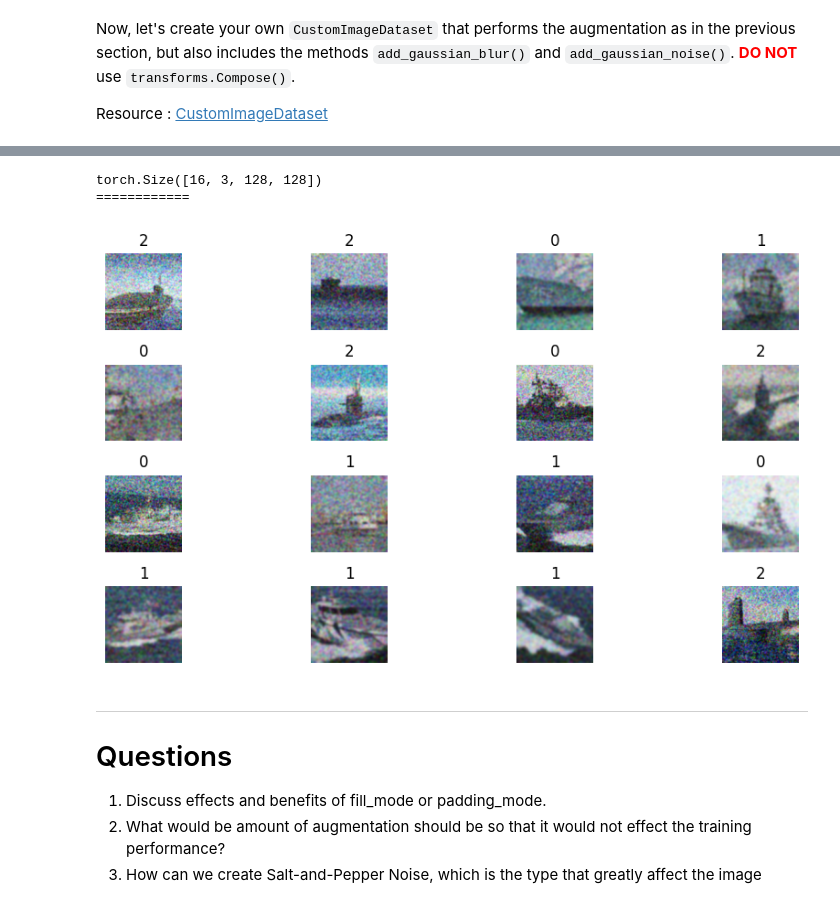
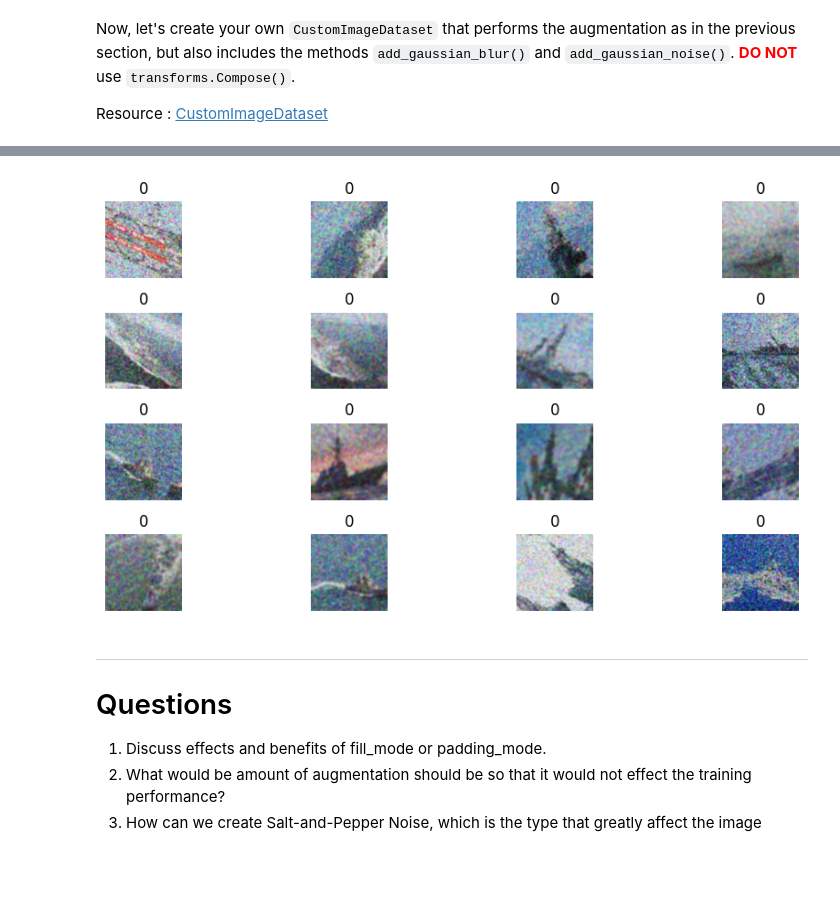
Before and after one commit to sitthatot/Lab7_Data-Augmentation-CNN, a Jupyter notebook: Lab7_1_DataAugmentation.ipynb, the cells around one changed output, grey strips where cells are left out. Drawn from its saved outputs; the diff is of its cells as text; code cells hidden in the pictures; blank space fills up the shorter version.

```diff
--- a/Lab7_1_DataAugmentation.ipynb
+++ b/Lab7_1_DataAugmentation.ipynb
@@ -209,22 +261,18 @@ Use your `CustomImageDataset()` function. Then, display the image from the first
 # %%
 ### START CODE HERE ###
 data_dir = "Ship/Train"
 dataset = CustomImageDataset(image_paths=data_dir,
                              gauss_noise=True,
                              gauss_blur=True,
                              resize=128,
                              center_crop=True)
-dataloader = DataLoader(dataset,batch_size=16,shuffle=True,pin_memory=True)
-images_cus, labels_cus = next(iter(dataloader))
-print(images_cus.shape)
-print("============")
-imshow_grid(images_cus,labels_cus)
+dataloader = DataLoader(dataset,batch_size=16,shuffle=False,pin_memory=True)
+images_custom, labels_custom = next(iter(dataloader))
+imshow_grid(images_custom,labels_custom)
 
 ### END CODE HERE ###
 # %% [output]
-torch.Size([16, 3, 128, 128])
-============
-[figure, old version]
+[figure, new version]
 # %% [markdown]
 ---
 # Questions
```
Also changed, not shown: parts of 5 cells of this notebook.
